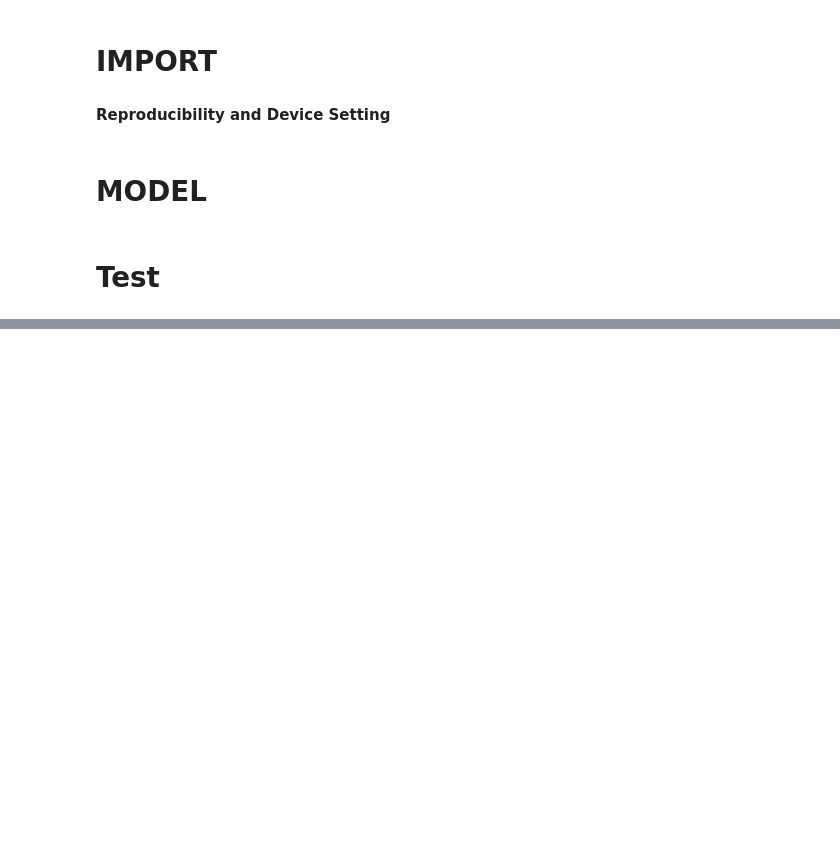
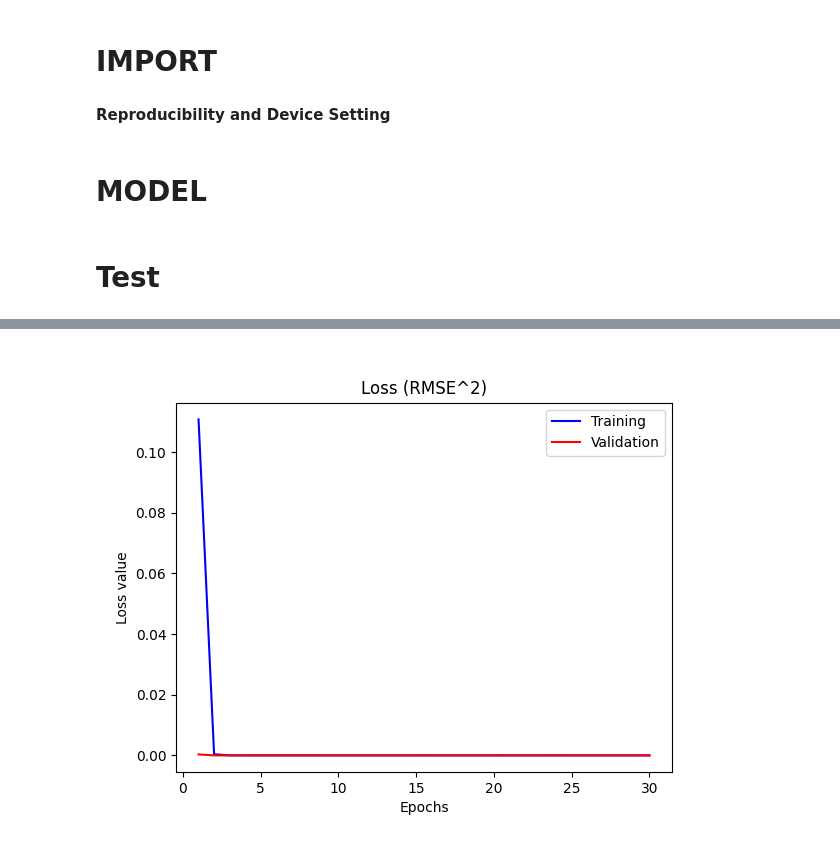
Before and after one commit to cybernetic-m/eai-project, a Jupyter notebook: notebook_exam_test.ipynb, the cells around one changed output, grey strips where cells are left out. Cells and saved outputs as stored; diff of their text form; code cells hidden in the pictures; blank space fills up the shorter version.

```diff
--- a/notebook_exam_test.ipynb
+++ b/notebook_exam_test.ipynb
@@ -144,31 +152,34 @@ Average Loss: 3.944515325808121e-05, Total Inference Time (All Dataset): 0.01191
 # %%
 if train_val:
     path = prefix + result_path  # type ./results/ensemble_batch_256
 
     # Load the dictionaries
     with open (path + '/train_metrics.json', 'r') as f:
         train_metrics = json.load(f)
     with open (path + '/valid_metrics.json', 'r') as f:
         valid_metrics = json.load(f)
 
     # Initialize a list of epochs [1,2,3, ...] for the plots x-axis
     epochs = [i for i in range(1, hyperparams['num_epochs']+1)]
 
     # Compute training loss as the square of rmse for each element because loss = mse
     # Both for training and validation
-    training_loss = [rmse**2 for rmse in train_metrics['rmse']]
-    valid_loss = [rmse**2 for rmse in valid_metrics['rmse']]
+    training_loss = train_metrics['loss']
+    valid_loss = valid_metrics['loss']
 
-    plt.plot(epochs, training_loss, label='Training', color='b')
-    plt.plot(epochs, valid_loss, label='Validation', color='r')
-    plt.title('Loss (RMSE^2)')
-    plt.xlabel('Epochs')
-    plt.ylabel('Loss value')
-    plt.legend()
+    fig1, ax1 = plt.subplots()
 
-    plt.tight_layout()  # This helps to prevent overlapping of subplots
+    ax1.plot(epochs, training_loss, label='Training', color='b')
+    ax1.plot(epochs, valid_loss, label='Validation', color='r')
+    ax1.set_title('Loss (RMSE^2)')
+    ax1.set_xlabel('Epochs')
+    ax1.set_ylabel('Loss value')
+    ax1.legend()
+
     plt.savefig(path+'/loss')  # Save the figure to the specified path
     plt.show()
+# %% [output]
+[figure, added]
 # %%
 if train_val:
     path = prefix + result_path  # type ./results/ensemble_batch_256
```
Also changed, not shown: parts of 7 cells of this notebook, 2 other files.
